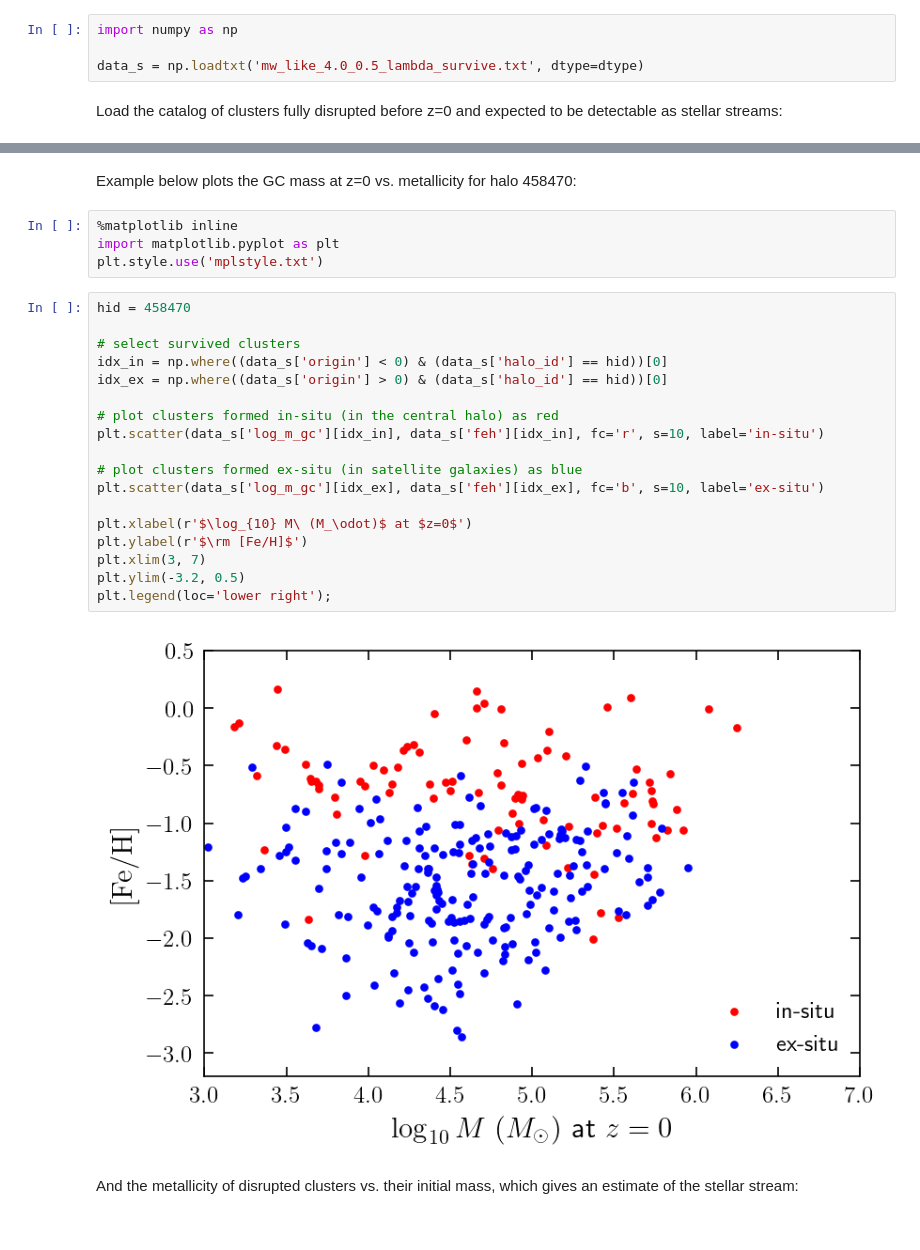
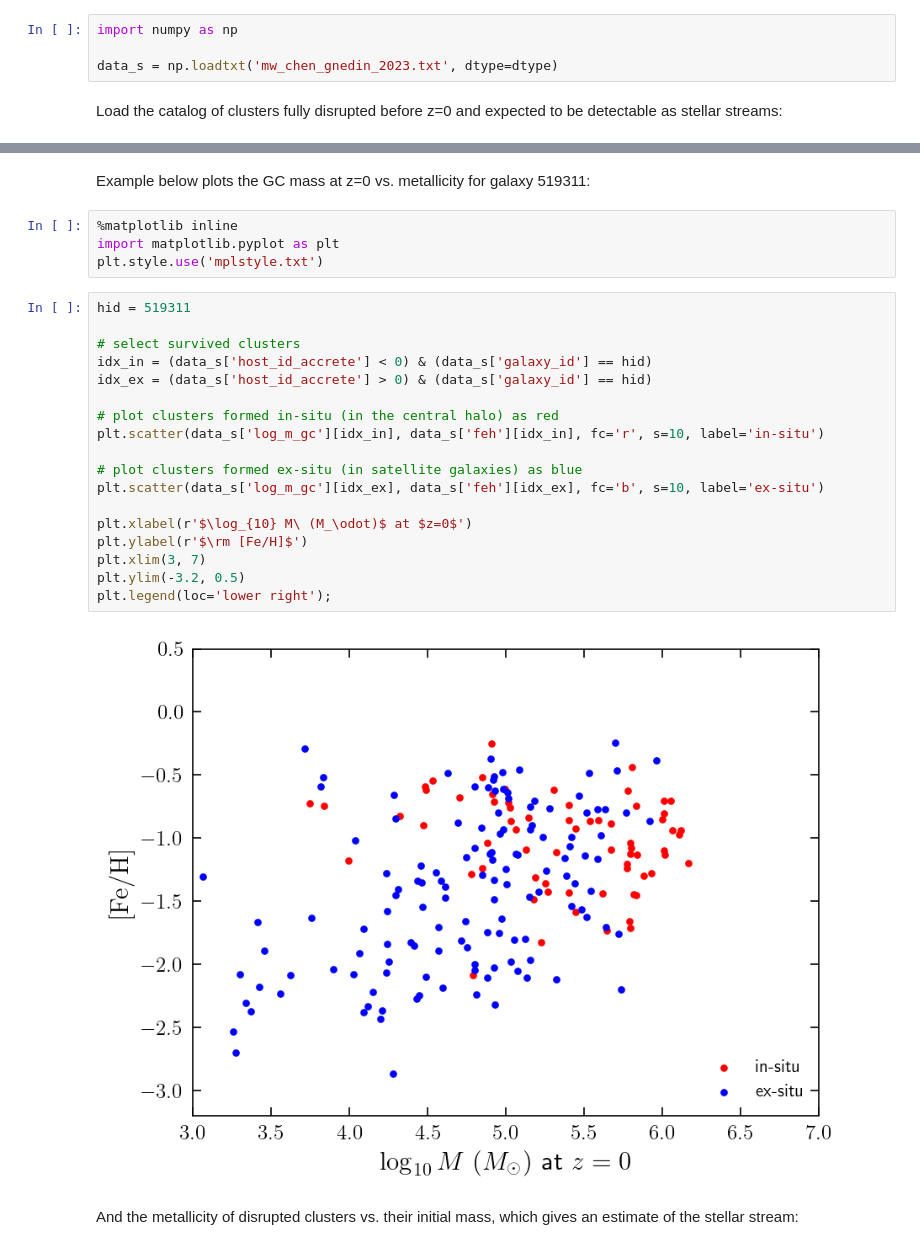
Before and after one commit to ognedin/gc_model_mw, a Jupyter notebook: gc_model_catalog.ipynb, the cells around one changed output, grey strips where cells are left out. Cells and saved outputs as stored; diff of their text form.

```diff
--- a/gc_model_catalog.ipynb
+++ b/gc_model_catalog.ipynb
@@ -58,7 +53,7 @@ Load the catalog of clusters survived until z=0 and expected to be detectable as
 # %%
 import numpy as np
 
-data_s = np.loadtxt('mw_like_4.0_0.5_lambda_survive.txt', dtype=dtype)
+data_s = np.loadtxt('mw_chen_gnedin_2023.txt', dtype=dtype)
 # %% [markdown]
 Load the catalog of clusters fully disrupted before z=0 and expected to be detectable as stellar streams:
 # %%
@@ -78,29 +73,29 @@ hid= 506151 log Mhalo= 12.171 log Mstellar(B13)= 10.571 log Mstellar(K18)= 10.76
 # %% [markdown]
-Example below plots the GC mass at z=0 vs. metallicity for halo 458470:
+Example below plots the GC mass at z=0 vs. metallicity for galaxy 519311:
 # %%
 %matplotlib inline
 import matplotlib.pyplot as plt
 plt.style.use('mplstyle.txt')
 # %%
-hid = 458470
+hid = 519311
 
 # select survived clusters
-idx_in = np.where((data_s['origin'] < 0) & (data_s['halo_id'] == hid))[0]
-idx_ex = np.where((data_s['origin'] > 0) & (data_s['halo_id'] == hid))[0]
+idx_in = (data_s['host_id_accrete'] < 0) & (data_s['galaxy_id'] == hid)
+idx_ex = (data_s['host_id_accrete'] > 0) & (data_s['galaxy_id'] == hid)
 
 # plot clusters formed in-situ (in the central halo) as red
 plt.scatter(data_s['log_m_gc'][idx_in], data_s['feh'][idx_in], fc='r', s=10, label='in-situ')
 
 # plot clusters formed ex-situ (in satellite galaxies) as blue
 plt.scatter(data_s['log_m_gc'][idx_ex], data_s['feh'][idx_ex], fc='b', s=10, label='ex-situ')
 
 plt.xlabel(r'$\log_{10} M\ (M_\odot)$ at $z=0$')
 plt.ylabel(r'$\rm [Fe/H]$')
 plt.xlim(3, 7)
 plt.ylim(-3.2, 0.5)
 plt.legend(loc='lower right');
 # %% [output]
-[figure, old version]
+[figure, new version]
 # %% [markdown]
 And the metallicity of disrupted clusters vs. their initial mass, which gives an estimate of the stellar stream:
 # %%
```
Also changed, not shown: parts of 12 cells of this notebook.
